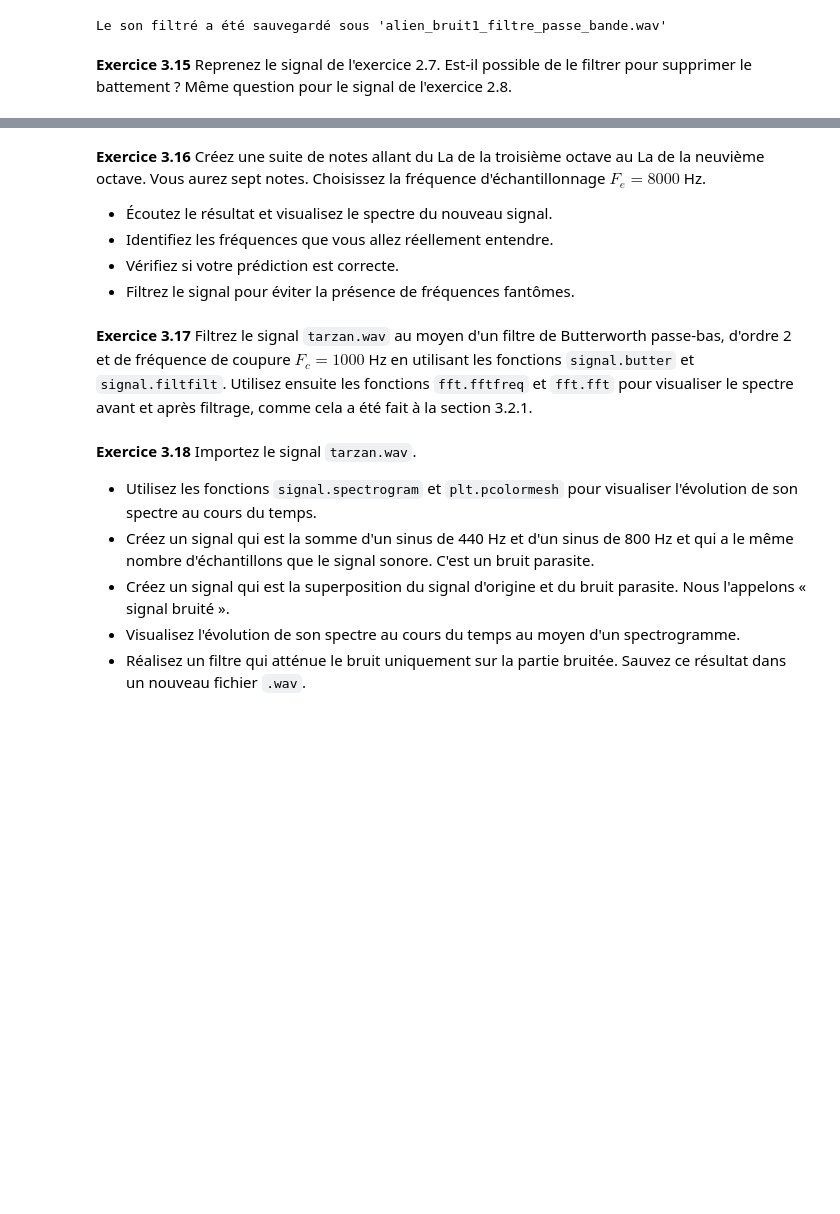
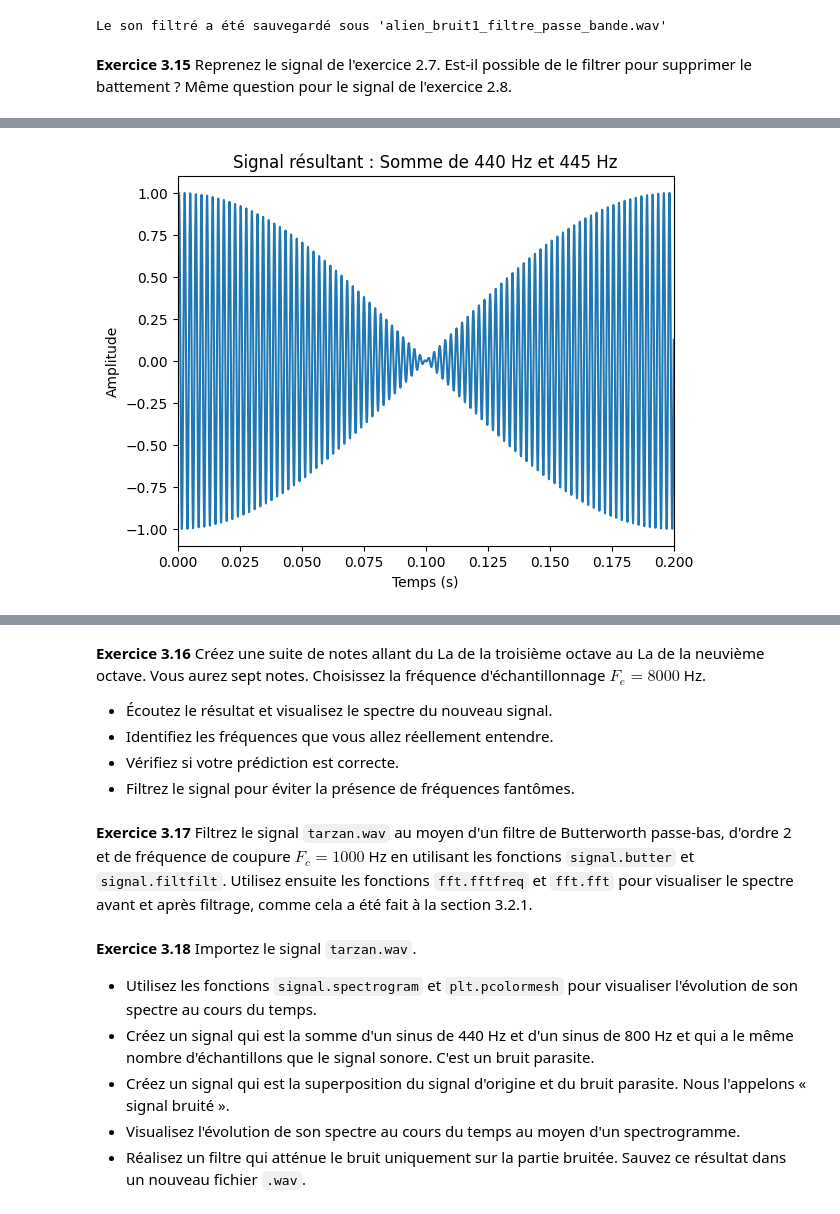
Before and after one commit to Makker5000/Traitement-de-Signaux-Reco-Alarme, a Jupyter notebook: T3032_TP_notebook_seance_Representation fréq de signaux 3.ipynb, the cells around one changed output, grey strips where cells are left out. Drawn from its saved outputs; the diff is of its cells as text; code cells hidden in the pictures; blank space fills up the shorter version.

Commit message:
Notebooks Signaux 1D 3 : Exercices 3.15 finished

```diff
--- a/T3032_TP_notebook_seance_Representation fréq de signaux 3.ipynb
+++ b/T3032_TP_notebook_seance_Representation fréq de signaux 3.ipynb
@@ -263,3 +263,92 @@ Lecture du son filtré (passe-bande)...
 Le son filtré a été sauvegardé sous 'alien_bruit1_filtre_passe_bande.wav'
 # %% [markdown]
 **Exercice 3.15** Reprenez le signal de l'exercice 2.7. Est-il possible de le filtrer pour supprimer le battement ? Même question pour le signal de l'exercice 2.8.
+# %%
+# Données pour créer le signal avec battement
+f1 = 440  # Fréquence du premier signal (en Hz)
+f2 = 445  # Fréquence du deuxième signal (en Hz)
+A = 0.5   # Amplitude de chacun des signaux
+duration = 2  # Durée du signal en secondes
+fe = 22000  # Fréquence d'échantillonnage (en Hz)
+
+# Calcul du pas/de l'écart entre 2 échantillons qui est égal à '1/fe' avec 'fe' qui est la fréquence d'échantillonage.
+Te = 1 / fe
+
+# Génération du temps 't' qui va de 0 à 4 par pas de 'Te'
+t = np.arange(0, duration, Te)
+
+# Création des deux signaux sinusoïdaux
+signal1 = A * np.sin(2 * np.pi * f1 * t)
+signal2 = A * np.sin(2 * np.pi * f2 * t)
+
+# Signal résultant : somme des deux signaux
+signal_sum = signal1 + signal2
+
+# Lecture du signal
+print(f"Lecture du son Original...")
+sd.play(signal_sum, fe)
+sd.wait()
+
+# Visualisation du signal Original de la somme de Sinus
+plt.plot(t, signal_sum)
+plt.title("Signal résultant : Somme de 440 Hz et 445 Hz")
+plt.xlabel("Temps (s)")
+plt.ylabel("Amplitude")
+plt.xlim((0, 0.2))  # Limiter l'axe x pour mieux visualiser les oscillations
+plt.show()
+
+# Analyse Spectrale du signal de base
+t_original3 = np.arange(len(signal_sum)) / fe
+TF_original3 = np.fft.fft(signal_sum)
+frequencies_original3 = np.fft.fftfreq(len(TF_original3), d=1/fe)
+
+# Affichage du Spectre du signal
+plt.figure(figsize=(10, 6))
+plt.plot(frequencies_original3[:len(frequencies_original3)//2], np.abs(TF_original3[:len(frequencies_original3)//2]))
+plt.title('Spectre du son original')
+plt.xlabel('Fréquence [Hz]')
+plt.ylabel('Amplitude')
+plt.grid(True)
+plt.xlim((400, 500))
+plt.show()
+
+#---------------------------------------------------------------------------------
+
+# Création du filtre passe-bande de Butterworth (ordre 3 ou 4)
+# fc1 et fc2 sont les fréquences de coupure
+fc1 = 444  # Borne inférieure de la bande (par exemple)
+fc2 = 446  # Borne supérieure de la bande (par exemple)
+b, a = signal.butter(3, [fc1 / (fe / 2), fc2 / (fe / 2)], btype='bandstop')  # Création du filtre Passe-bande d'ordre 3
+
+# Application du filtre sur le signal
+data_filtre_bandstop2 = signal.filtfilt(b, a, signal_sum)
+
+# Visualisation Temporel du son Filtré
+plt.plot(t, data_filtre_bandstop2)
+plt.title("Signal résultant Filtré : Somme de 440 Hz et 445 Hz")
+plt.xlabel("Temps (s)")
+plt.ylabel("Amplitude")
+plt.xlim((0, 0.8))  # Limiter l'axe x pour mieux visualiser les oscillations
+plt.show()
+
+# Écouter le signal filtré
+print("Lecture du son filtré (passe-bande)...")
+sd.play(data_filtre_bandstop2, fe)
+sd.wait()
+
+
+# Analyse Spectrale du son Filtré
+t_filtre3 = np.arange(len(data3)) / fe
+TF_filtre3 = np.fft.fft(data_filtre_bandstop2)
+frequencies_filtre3 = np.fft.fftfreq(len(TF_filtre3), d=1/fe)
+
+# Affichage du spectre pour visualiser l'atténuation du bruit
+plt.figure(figsize=(10, 6))
+plt.plot(frequencies_filtre3[:len(frequencies_filtre3)//2], np.abs(TF_filtre3[:len(frequencies_filtre3)//2]))
+plt.title('Spectre de la chanson filtrée')
+plt.xlabel('Fréquence [Hz]')
+plt.ylabel('Amplitude')
+plt.grid(True)
+plt.xlim((400, 500))
+plt.show()
+# %% [output]
@@ -265,0 +356 @@ Le son filtré a été sauvegardé sous 'alien_bruit1_filtre_passe_bande.wav'
+[figure, added]
```
Also changed, not shown: parts of 5 cells of this notebook.
